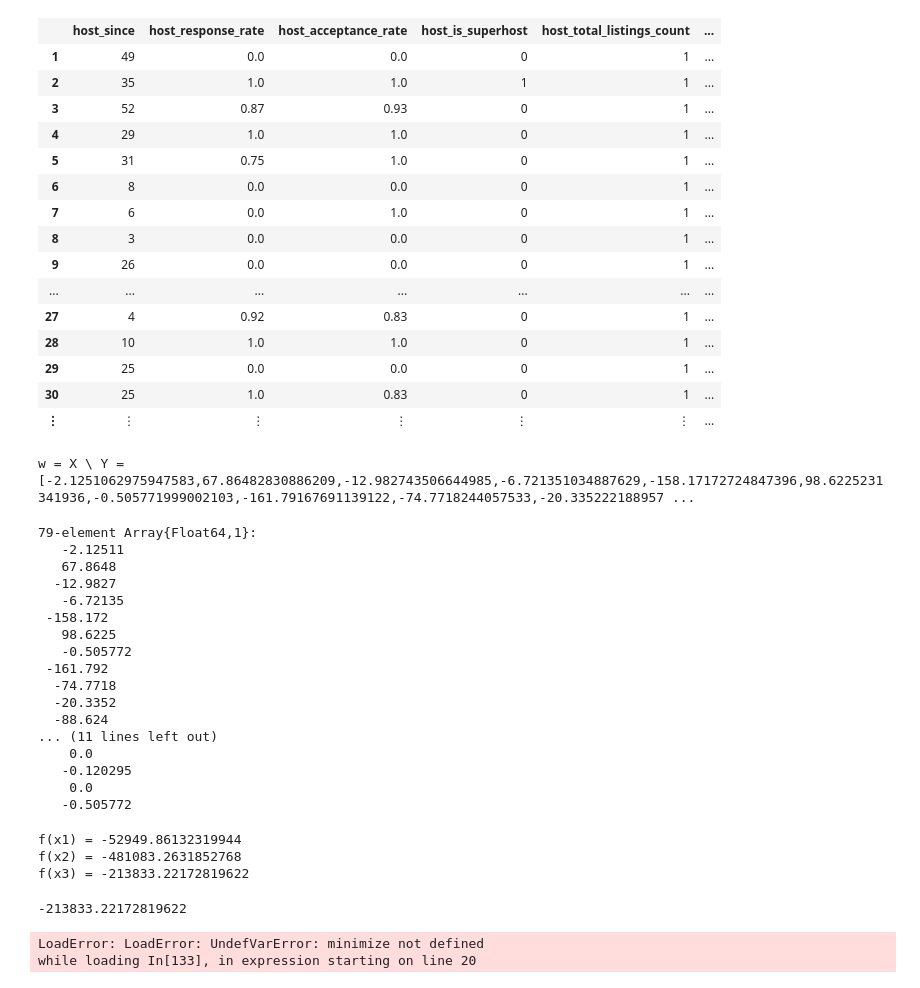
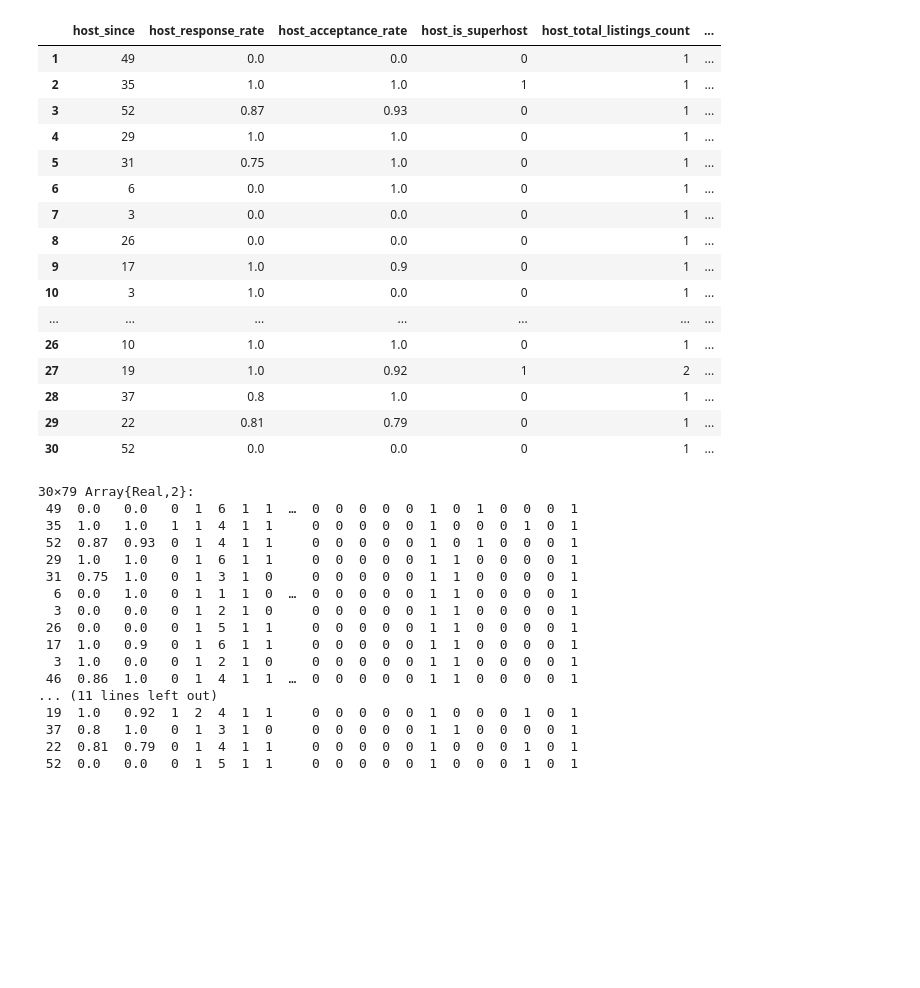
Before and after one commit to ajzwu8/Fairbnb, a Jupyter notebook: scripts/model_training.ipynb, the cells around one changed output. Cells and saved outputs as stored; diff of their text form; code cells hidden in the pictures; blank space fills up the shorter version.

Commit message:
update with splitting code

```diff
--- a/scripts/model_training.ipynb
+++ b/scripts/model_training.ipynb
@@ -24,50 +6,59 @@ listings = readtable("listings_cleaned_smaller.csv")
+# %%
+# load data
+listings = readtable("listings_cleaned_smaller.csv");
+
+n = size(listings)[1]
+
+# Code borrowed from http://blog.yhat.com/posts/julia-neural-networks.html
+# Generate train/test split
+is_train = shuffle(1:n .> floor(n * .25))
+listings_train, listings_test = listings[is_train, :], listings[!is_train, :]
+listings = listings_train;
 # %%
 # fit a linear model
 x = copy(listings)
 x[:Offset] = 1
 delete!(x, :price)
-x
 # %% [output]
 |  | host_since | host_response_rate | host_acceptance_rate | host_is_superhost | host_total_listings_count | ... |
 | 1 | 49 | 0.0 | 0.0 | 0 | 1 | ... |
 | 2 | 35 | 1.0 | 1.0 | 1 | 1 | ... |
 | 3 | 52 | 0.87 | 0.93 | 0 | 1 | ... |
 | 4 | 29 | 1.0 | 1.0 | 0 | 1 | ... |
 | 5 | 31 | 0.75 | 1.0 | 0 | 1 | ... |
-| 6 | 8 | 0.0 | 0.0 | 0 | 1 | ... |
-| 7 | 6 | 0.0 | 1.0 | 0 | 1 | ... |
-| 8 | 3 | 0.0 | 0.0 | 0 | 1 | ... |
-| 9 | 26 | 0.0 | 0.0 | 0 | 1 | ... |
+| 6 | 6 | 0.0 | 1.0 | 0 | 1 | ... |
+| 7 | 3 | 0.0 | 0.0 | 0 | 1 | ... |
+| 8 | 26 | 0.0 | 0.0 | 0 | 1 | ... |
+| 9 | 17 | 1.0 | 0.9 | 0 | 1 | ... |
+| 10 | 3 | 1.0 | 0.0 | 0 | 1 | ... |
 | ... | ... | ... | ... | ... | ... | ... |
-| 27 | 4 | 0.92 | 0.83 | 0 | 1 | ... |
-| 28 | 10 | 1.0 | 1.0 | 0 | 1 | ... |
-| 29 | 25 | 0.0 | 0.0 | 0 | 1 | ... |
-| 30 | 25 | 1.0 | 0.83 | 0 | 1 | ... |
-| ⋮ | ⋮ | ⋮ | ⋮ | ⋮ | ⋮ | ... |
+| 26 | 10 | 1.0 | 1.0 | 0 | 1 | ... |
+| 27 | 19 | 1.0 | 0.92 | 1 | 2 | ... |
+| 28 | 37 | 0.8 | 1.0 | 0 | 1 | ... |
+| 29 | 22 | 0.81 | 0.79 | 0 | 1 | ... |
+| 30 | 52 | 0.0 | 0.0 | 0 | 1 | ... |
 # %%
 X = convert(Array, x)
 Y = convert(Array, listings[:price])
-
 @show w = X\Y
 # %% [output]
-w = X \ Y = [-2.1251062975947583,67.86482830886209,-12.982743506644985,-6.721351034887629,-158.17172724847396,98.6225231341936,-0.505771999002103,-161.79167691139122,-74.7718244057533,-20.335222188957 ...
+30×79 Array{Real,2}:
+ 49  0.0   0.0   0  1  6  1  1  …  0  0  0  0  0  1  0  1  0  0  0  1
+ 35  1.0   1.0   1  1  4  1  1     0  0  0  0  0  1  0  0  0  1  0  1
+ 52  0.87  0.93  0  1  4  1  1     0  0  0  0  0  1  0  1  0  0  0  1
+ 29  1.0   1.0   0  1  6  1  1     0  0  0  0  0  1  1  0  0  0  0  1
+ 31  0.75  1.0   0  1  3  1  0     0  0  0  0  0  1  1  0  0  0  0  1
+  6  0.0   1.0   0  1  1  1  0  …  0  0  0  0  0  1  1  0  0  0  0  1
+  3  0.0   0.0   0  1  2  1  0     0  0  0  0  0  1  1  0  0  0  0  1
+ 26  0.0   0.0   0  1  5  1  1     0  0  0  0  0  1  1  0  0  0  0  1
+ 17  1.0   0.9   0  1  6  1  1     0  0  0  0  0  1  1  0  0  0  0  1
+  3  1.0   0.0   0  1  2  1  0     0  0  0  0  0  1  1  0  0  0  0  1
+ 46  0.86  1.0   0  1  4  1  1  …  0  0  0  0  0  1  1  0  0  0  0  1
+... (11 lines left out)
+ 19  1.0   0.92  1  2  4  1  1     0  0  0  0  0  1  0  0  0  1  0  1
+ 37  0.8   1.0   0  1  3  1  0     0  0  0  0  0  1  1  0  0  0  0  1
+ 22  0.81  0.79  0  1  4  1  1     0  0  0  0  0  1  0  0  0  1  0  1
+ 52  0.0   0.0   0  1  5  1  1     0  0  0  0  0  1  0  0  0  1  0  1
-79-element Array{Float64,1}:
-   -2.12511
-   67.8648
-  -12.9827
-   -6.72135
- -158.172
-   98.6225
-   -0.505772
- -161.792
-  -74.7718
-  -20.3352
-  -88.624
-... (11 lines left out)
-    0.0
-   -0.120295
-    0.0
-   -0.505772
 # %%
 f(x) = sum(w.*x)
 
@@ -77,11 +68,6 @@ x3 = X[3,:]
 @show f(x1)
 @show f(x2)
 @show f(x3)
-# %% [output]
-f(x1) = -52949.86132319944
-f(x2) = -481083.2631852768
-f(x3) = -213833.22172819622
--213833.22172819622
 # %%
 function lasso(X,y; λ=1)
     @show d = size(X,2)
@@ -112,6 +98,3 @@ problem.status # :Optimal, :Infeasible, :Unbounded etc.
 
 # Get the optimal value
 problem.optval
-# %% [output]
-LoadError: LoadError: UndefVarError: minimize not defined
-while loading In[133], in expression starting on line 20
```
Also changed, not shown: parts of 2 cells of this notebook.
